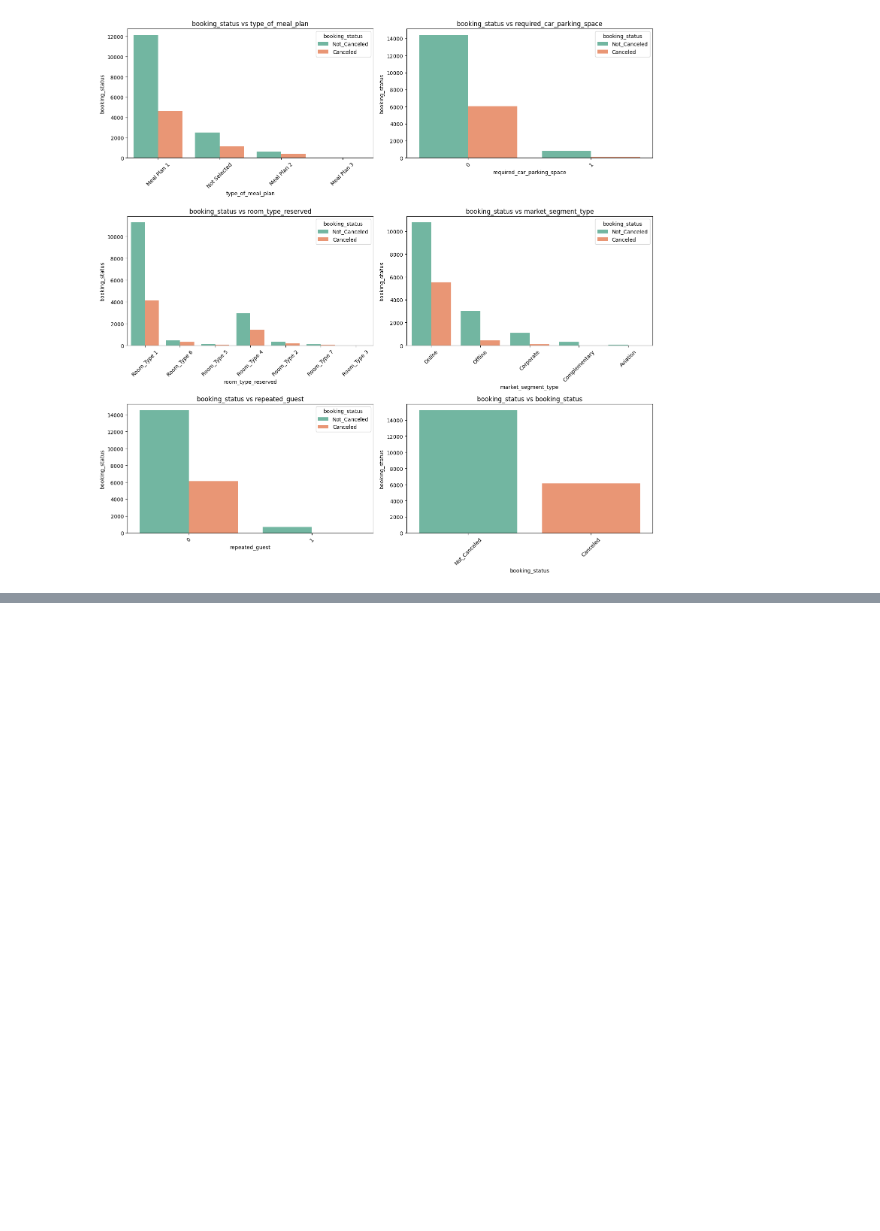
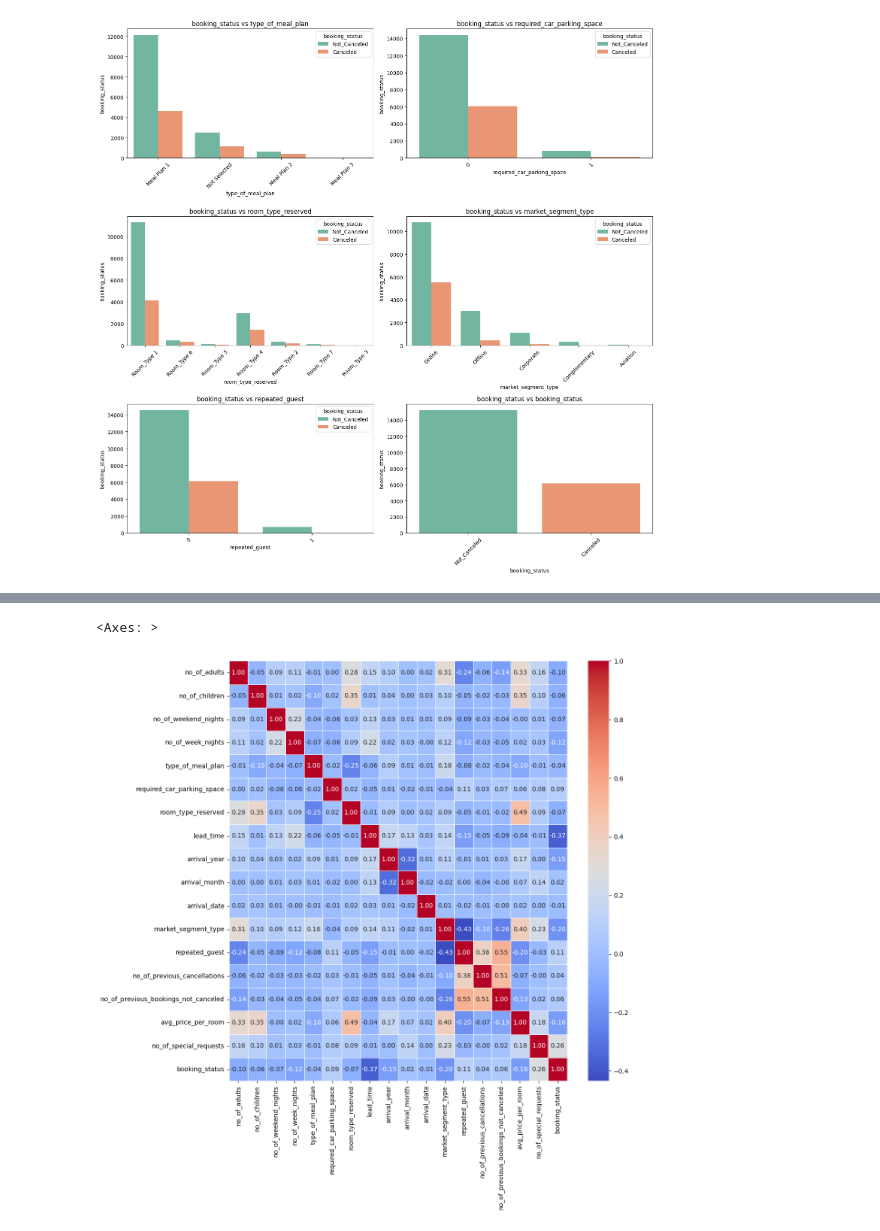
Before and after one commit to atharva-coolkarni/hotel-reservation-classification, a Jupyter notebook: notebook/notebook.ipynb, the cells around one changed output, grey strips where cells are left out. Cells and saved outputs as stored; diff of their text form; code cells hidden in the pictures; blank space fills up the shorter version.

```diff
--- a/notebook/notebook.ipynb
+++ b/notebook/notebook.ipynb
@@ -204,0 +239,8 @@ plot_bivariate_cat(data, 'booking_status', cat_cols)
+# %%
+label_encoder = LabelEncoder()
+
+mapping={}
+
+for col in cat_cols:
+    df[col] = label_encoder.fit_transform(df[col])
+    mapping[col] = dict(zip(label_encoder.classes_, label_encoder.transform(label_encoder.classes_)))
@@ -204,0 +323,2 @@ plot_bivariate_cat(data, 'booking_status', cat_cols)
+# %%
+corr=df.corr()
@@ -204,0 +345,6 @@ plot_bivariate_cat(data, 'booking_status', cat_cols)
+# %%
+plt.figure(figsize=(12, 12))
+sns.heatmap(corr, annot=True, cmap='coolwarm', fmt='.2f', linewidths=0.5)
+# %% [output]
+<Axes: >
+[figure, added]
```
Also changed, not shown: parts of 21 cells of this notebook, 4 other files.
